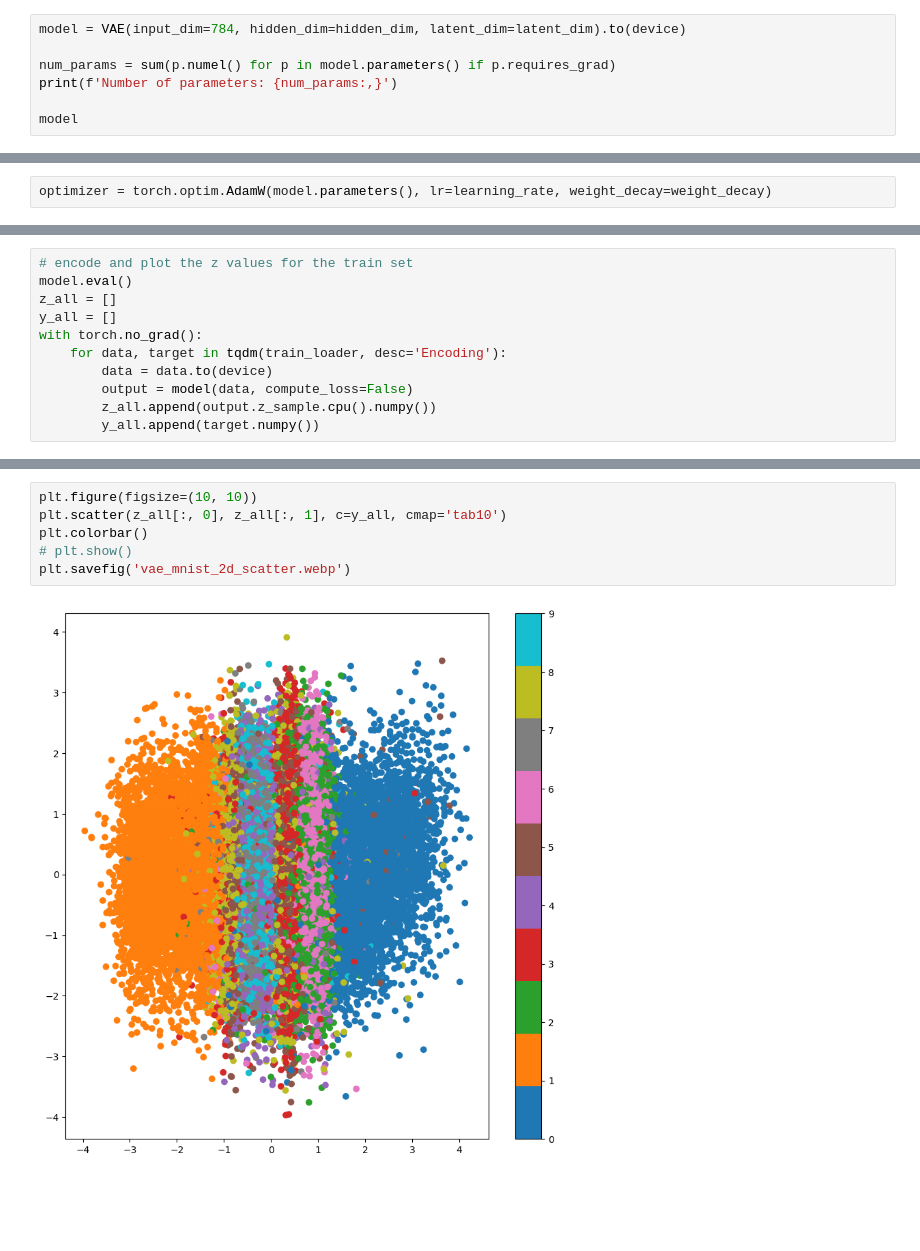
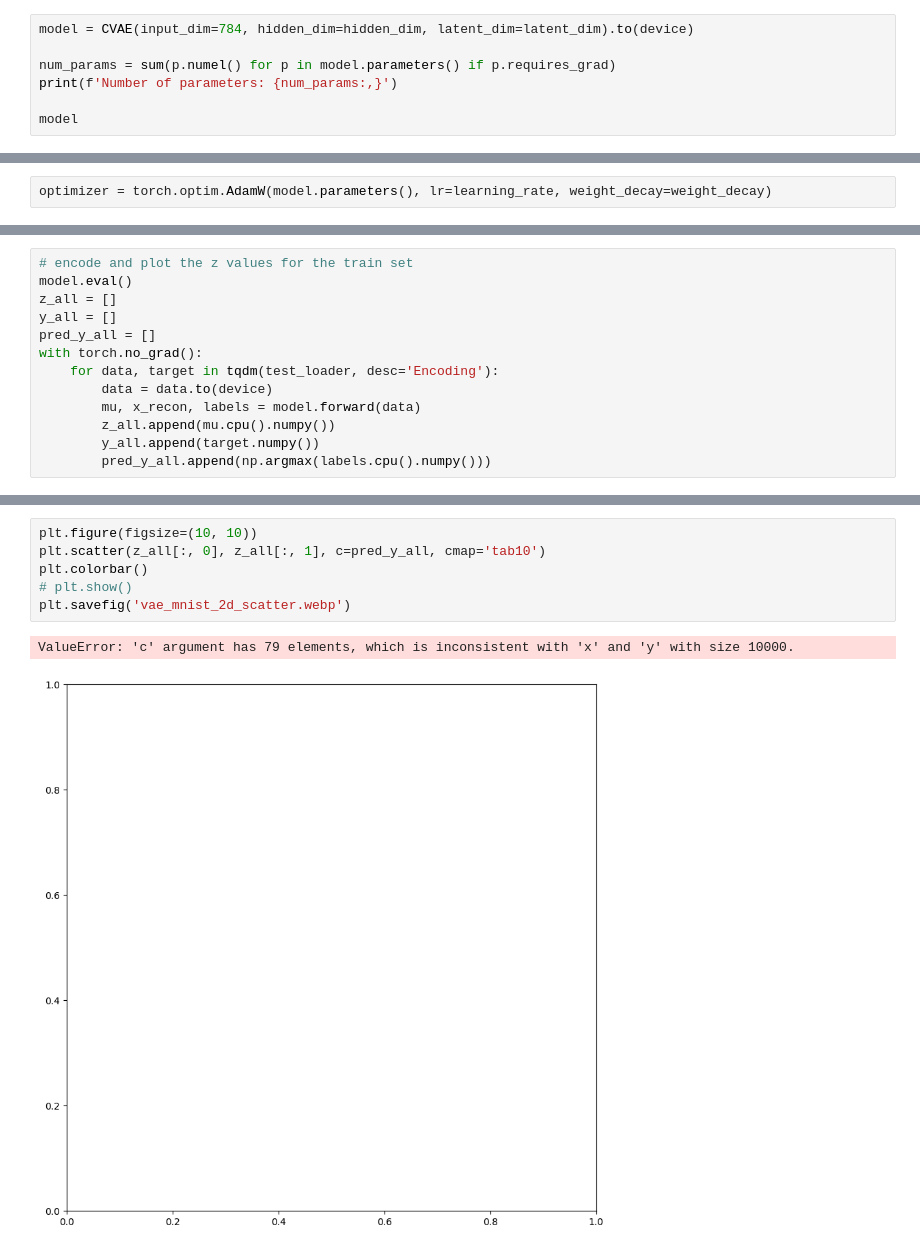
Before and after one commit to kenoma/pytorch-fuzzy, a Jupyter notebook: experiments_habr_part_a.ipynb, the cells around one changed output, grey strips where cells are left out. Cells and saved outputs as stored; diff of their text form; blank space fills up the shorter version.

```diff
--- a/experiments_habr_part_a.ipynb
+++ b/experiments_habr_part_a.ipynb
@@ -195,5 +244,5 @@ class VAE(nn.Module):
 # %%
-model = VAE(input_dim=784, hidden_dim=hidden_dim, latent_dim=latent_dim).to(device)
+model = CVAE(input_dim=784, hidden_dim=hidden_dim, latent_dim=latent_dim).to(device)
 
 num_params = sum(p.numel() for p in model.parameters() if p.requires_grad)
 print(f'Number of parameters: {num_params:,}')
@@ -386,12 +419,14 @@ plt.savefig('vae_mnist.webp')
 model.eval()
 z_all = []
 y_all = []
+pred_y_all = []
 with torch.no_grad():
-    for data, target in tqdm(train_loader, desc='Encoding'):
+    for data, target in tqdm(test_loader, desc='Encoding'):
         data = data.to(device)
-        output = model(data, compute_loss=False)
-        z_all.append(output.z_sample.cpu().numpy())
+        mu, x_recon, labels = model.forward(data)
+        z_all.append(mu.cpu().numpy())
         y_all.append(target.numpy())
+        pred_y_all.append(np.argmax(labels.cpu().numpy()))
 # %%
 import numpy as np
 z_all = np.concatenate(z_all, axis=0)
@@ -399,8 +435,9 @@ y_all = np.concatenate(y_all, axis=0)
 # %%
 plt.figure(figsize=(10, 10))
-plt.scatter(z_all[:, 0], z_all[:, 1], c=y_all, cmap='tab10')
+plt.scatter(z_all[:, 0], z_all[:, 1], c=pred_y_all, cmap='tab10')
 plt.colorbar()
 # plt.show()
 plt.savefig('vae_mnist_2d_scatter.webp')
 # %% [output]
+ValueError: 'c' argument has 79 elements, which is inconsistent with 'x' and 'y' with size 10000.
-[figure, old version]
+[figure, new version]
```
Also changed, not shown: parts of 15 cells of this notebook.
